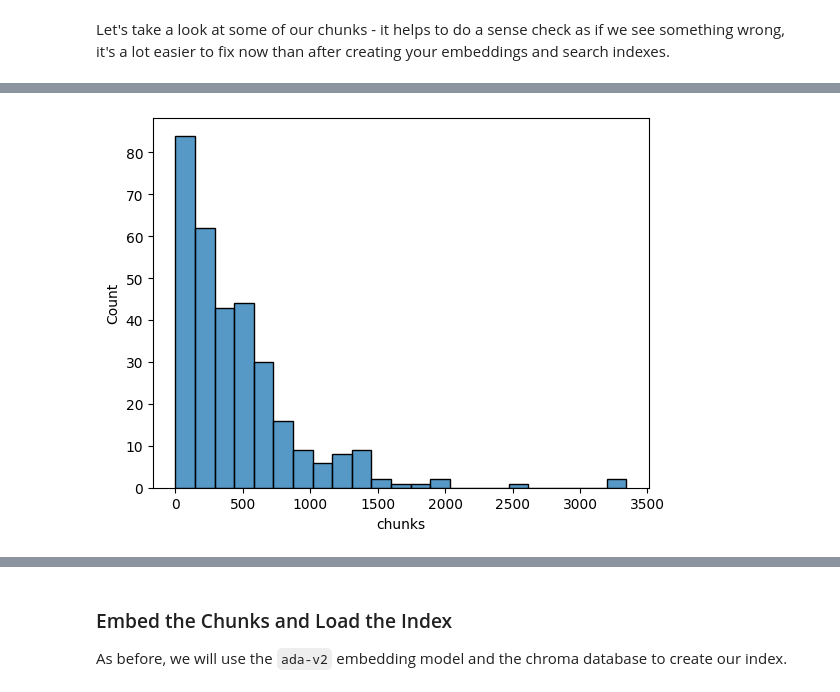
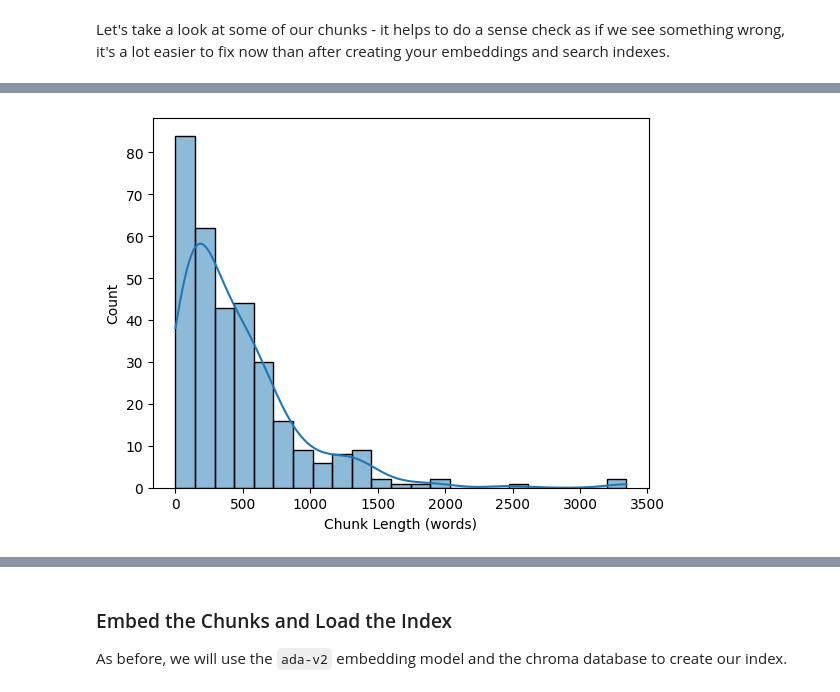
Before and after one commit to Dimantarian/chunky_monkey, a Jupyter notebook: chunking_strategies/03-Semantic Chunking.ipynb, the cells around one changed output, grey strips where cells are left out. Saved outputs shown, nothing was run; the diff lists cells and outputs as text; code cells hidden in the pictures.

Commit message:
Semantic chunking notebook is complete and updated readme

```diff
--- a/chunking_strategies/03-Semantic Chunking.ipynb
+++ b/chunking_strategies/03-Semantic Chunking.ipynb
@@ -59,0 +203,31 @@ TODO
+# %%
+import json
+
+text = "This is the first sentence. Here is the second. This is the third sentence. The fourth sentence is here. This is sentence number five. Here is the sixth sentence. This is the seventh. The eighth sentence is here. This is sentence number nine. Here is the tenth sentence."
+
+# Split the text into sentences
+sentences = text.split('. ')
+
+# Initialize an empty dictionary to hold the JSON object
+json_obj = {}
+
+# Iterate over the sentences
+for i in range(len(sentences)):
+    internal_obj = {}
+    # Get the two sentences before and after the current sentence
+    before = sentences[max(0, i - 2):i]
+    after = sentences[i + 1:min(len(sentences), i + 3)]
+
+    # Combine the sentences into a single string
+    combined = ' '.join(before + [sentences[i]] + after)
+
+    # Add the combined string to the JSON object
+    internal_obj['combined'] = combined
+
+    # Add the internal object to the JSON object
+    json_obj[i] = internal_obj
+
+# Convert the dictionary to a JSON string
+json_str = json.dumps(json_obj, indent=4)
+
+pprint(json_str)
@@ -60,6 +254,5 @@ TODO
 # %%
 from langchain_experimental.text_splitter import SemanticChunker
-from langchain_openai.embeddings import AzureOpenAIEmbeddings
 
 # Check if the chunked data already exists
 if os.path.exists(f'data/{experiment_name}-chunks.csv'):
@@ -69,9 +262,7 @@ if os.path.exists(f'data/{experiment_name}-chunks.csv'):
 
 else:
 
-    text_splitter = SemanticChunker(AzureOpenAIEmbeddings(model=os.getenv('AZURE_OPENAI_EMBEDDING_MODEL'),
-                                                        azure_endpoint=os.getenv('AZURE_OPENAI_ENDPOINT'),
-                                                        openai_api_key=os.getenv('AZURE_OPENAI_API_KEY')))
+    text_splitter = SemanticChunker(embeddings)
     # Create a new DataFrame with each chunk as a separate row
     chunks = []
     doc_ids = []
@@ -116,9 +312,10 @@ TO DO
 # %%
 # Lets use seaborn to plot the distribution of the chunk sizes
 import seaborn as sns
 import matplotlib.pyplot as plt
 
-sns.histplot(ds_chunked['chunks'].apply(lambda x: len(x.split())))
+sns.histplot(ds_chunked['chunks'].apply(lambda x: len(x.split())), kde=True)
+plt.xlabel('Chunk Length (words)')
 plt.show()
 # %% [output]
-[figure, old version]
+[figure, new version]
```
Also changed, not shown: parts of 20 cells of this notebook, 3 other files.
